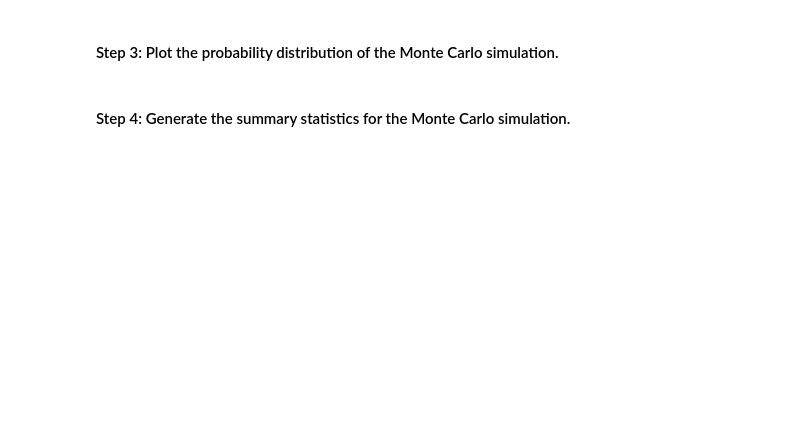
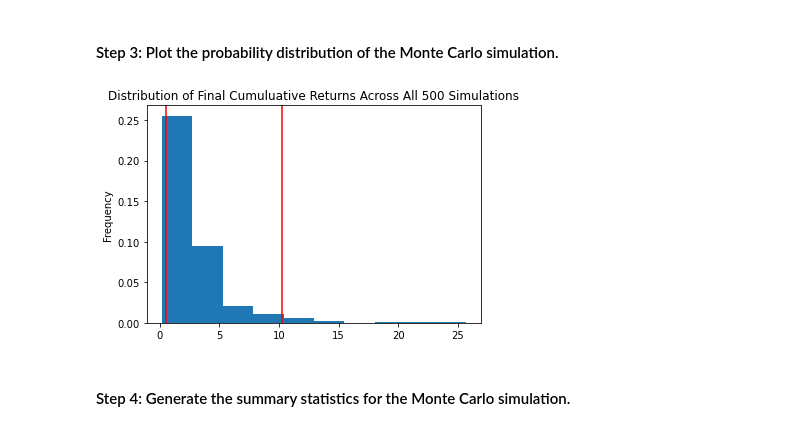
Before and after one commit to Arty-j/Financial_Planning_Tools, a Jupyter notebook: financial_planning_tools.ipynb, the cells around one changed output. Cells and saved outputs as stored; diff of their text form; code cells hidden in the pictures; blank space fills up the shorter version.

```diff
--- a/financial_planning_tools.ipynb
+++ b/financial_planning_tools.ipynb
@@ -457,7 +527,9 @@ In this section, you’ll use the MCForecastTools library to create a Monte Carl
 # %%
 # Visualize the probability distribution of the 30-year Monte Carlo simulation
 # by plotting a histogram
-# YOUR CODE HERE
+MC_sim_dist_plot = MC_30yr.plot_distribution()
+# %% [output]
+[figure, added]
 # %% [markdown]
 #### Step 4: Generate the summary statistics for the Monte Carlo simulation.
 # %%
```
Also changed, not shown: parts of 12 cells of this notebook.
